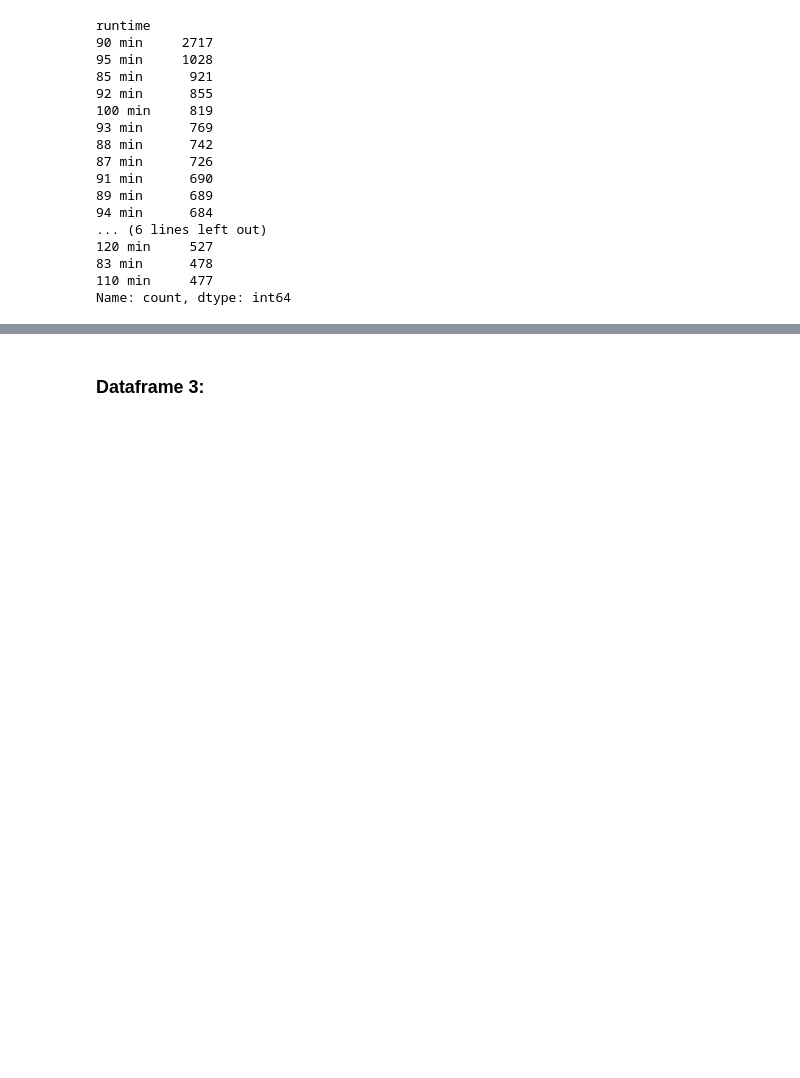
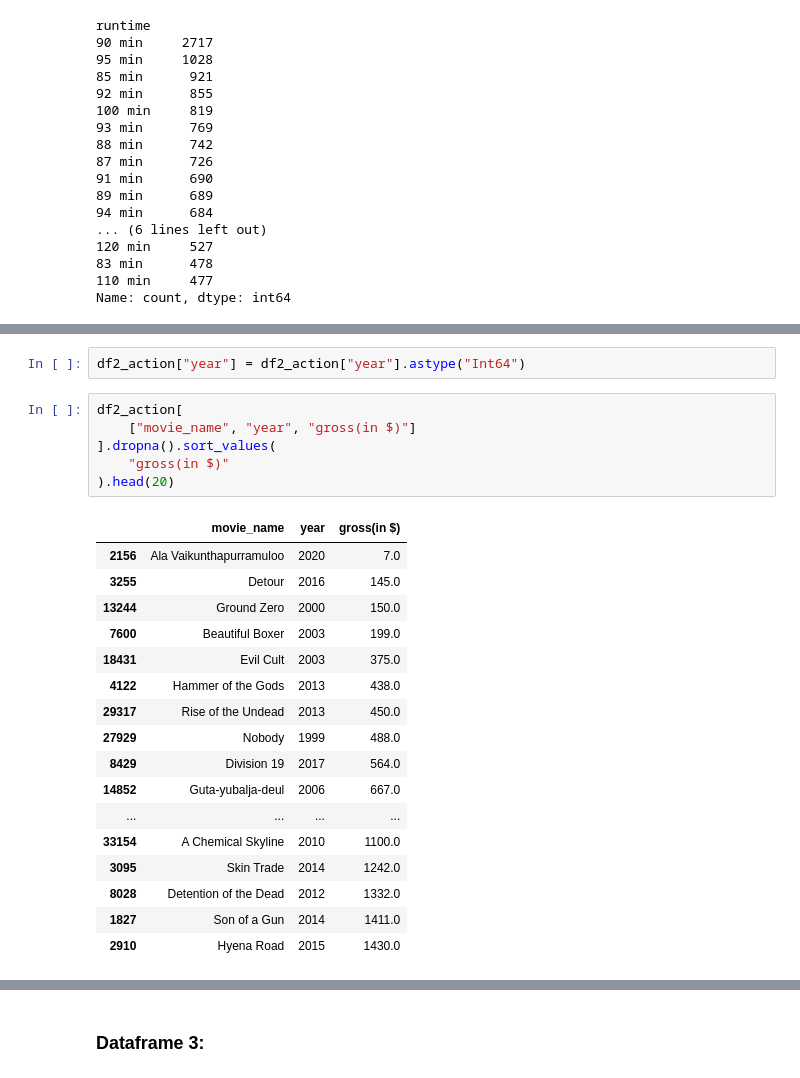
Before and after one commit to egarr831/EGarrison_ModC_Milestone1_Weeks1-6, a Jupyter notebook: Week1.ipynb, the cells around one changed output, grey strips where cells are left out. Saved outputs shown, nothing was run; the diff lists cells and outputs as text; blank space fills up the shorter version.

```diff
--- a/Week1.ipynb
+++ b/Week1.ipynb
@@ -664,0 +794,26 @@ Name: count, dtype: int64
+# %%
+df2_action["year"] = df2_action["year"].astype("Int64")
+# %%
+df2_action[
+    ["movie_name", "year", "gross(in $)"]
+].dropna().sort_values(
+    "gross(in $)"
+).head(20)
+# %% [output]
+|  | movie_name | year | gross(in $) |
+| 2156 | Ala Vaikunthapurramuloo | 2020 | 7.0 |
+| 3255 | Detour | 2016 | 145.0 |
+| 13244 | Ground Zero | 2000 | 150.0 |
+| 7600 | Beautiful Boxer | 2003 | 199.0 |
+| 18431 | Evil Cult | 2003 | 375.0 |
+| 4122 | Hammer of the Gods | 2013 | 438.0 |
+| 29317 | Rise of the Undead | 2013 | 450.0 |
+| 27929 | Nobody | 1999 | 488.0 |
+| 8429 | Division 19 | 2017 | 564.0 |
+| 14852 | Guta-yubalja-deul | 2006 | 667.0 |
+| ... | ... | ... | ... |
+| 33154 | A Chemical Skyline | 2010 | 1100.0 |
+| 3095 | Skin Trade | 2014 | 1242.0 |
+| 8028 | Detention of the Dead | 2012 | 1332.0 |
+| 1827 | Son of a Gun | 2014 | 1411.0 |
+| 2910 | Hyena Road | 2015 | 1430.0 |
```
Also changed, not shown: parts of 17 cells of this notebook, 1 other file.
